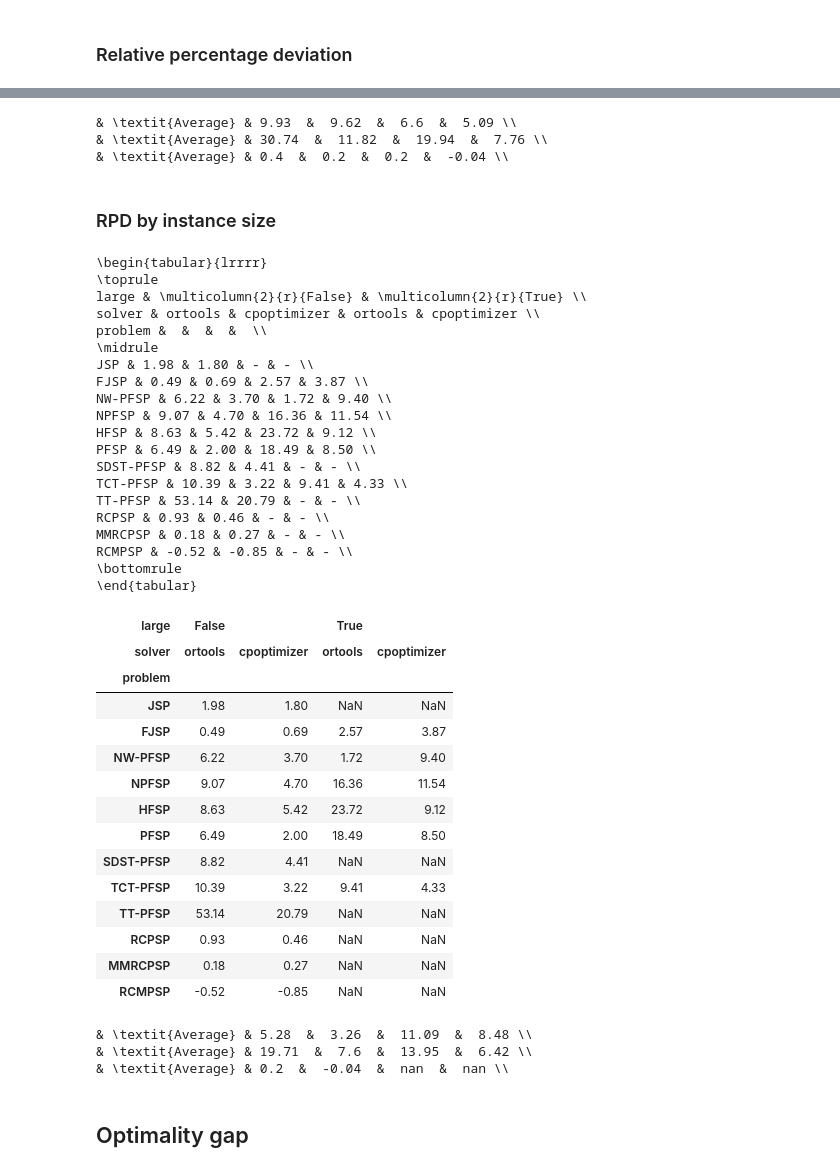
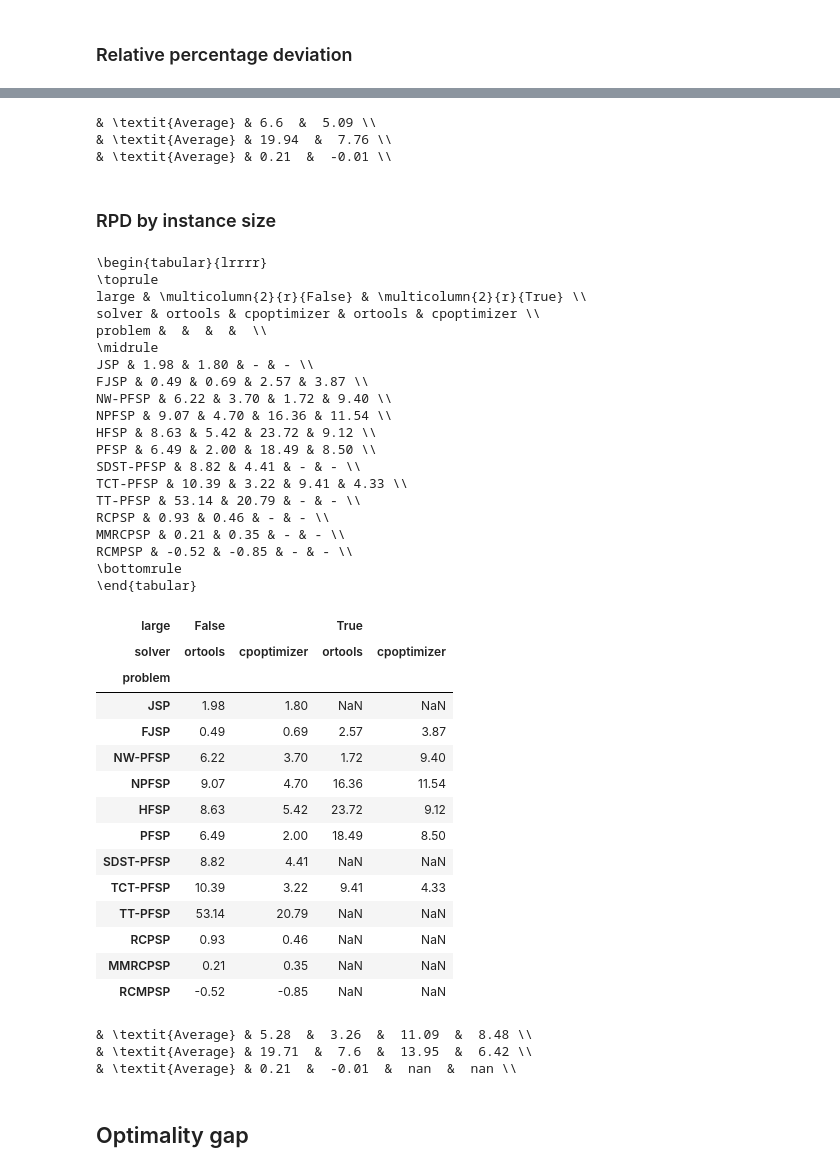
Before and after one commit to PyJobShop/Experiments, a Jupyter notebook: notebooks/analysis.ipynb, the cells around one changed output, grey strips where cells are left out. Saved outputs shown, nothing was run; the diff lists cells and outputs as text; code cells hidden in the pictures.

```diff
--- a/notebooks/analysis.ipynb
+++ b/notebooks/analysis.ipynb
@@ -97,7 +97,7 @@ def agg_stats(x):
     })
 
 # this ensures we only have each instance once (instead of 4x)
-subset = df[(df['time_limit'] == 120) & (df['solver'] == 'ortools')]
+subset = df[df['solver'] == 'ortools']
 
 result = subset.groupby("problem").agg({
     'num_modes': ['count', 'min', 'mean', 'max'],
@@ -237,14 +256,13 @@ for instance_set in [SET1, SET2, SET3]:
     text = '  &  '.join(str(gap) for gap in avg_gaps)
     print(f"& \\textit{{Average}} & {text} \\\\")
 # %% [output]
-& \textit{Average} & 9.93  &  9.62  &  6.6  &  5.09 \\
-& \textit{Average} & 30.74  &  11.82  &  19.94  &  7.76 \\
-& \textit{Average} & 0.4  &  0.2  &  0.2  &  -0.04 \\
+& \textit{Average} & 6.6  &  5.09 \\
+& \textit{Average} & 19.94  &  7.76 \\
+& \textit{Average} & 0.21  &  -0.01 \\
 # %% [markdown]
 ### RPD by instance size
 # %%
-tl900 = df[df['time_limit'] == 900]
-res = rpd(tl900, ["problem", "solver", "large"])
+res = rpd(df, ["problem", "solver", "large"])
 res = present(res)
 latex(res)
 res
@@ -254,35 +272,35 @@ res
 large & \multicolumn{2}{r}{False} & \multicolumn{2}{r}{True} \\
 solver & ortools & cpoptimizer & ortools & cpoptimizer \\
 problem &  &  &  &  \\
 \midrule
 JSP & 1.98 & 1.80 & - & - \\
 FJSP & 0.49 & 0.69 & 2.57 & 3.87 \\
 NW-PFSP & 6.22 & 3.70 & 1.72 & 9.40 \\
 NPFSP & 9.07 & 4.70 & 16.36 & 11.54 \\
 HFSP & 8.63 & 5.42 & 23.72 & 9.12 \\
 PFSP & 6.49 & 2.00 & 18.49 & 8.50 \\
 SDST-PFSP & 8.82 & 4.41 & - & - \\
 TCT-PFSP & 10.39 & 3.22 & 9.41 & 4.33 \\
 TT-PFSP & 53.14 & 20.79 & - & - \\
 RCPSP & 0.93 & 0.46 & - & - \\
-MMRCPSP & 0.18 & 0.27 & - & - \\
+MMRCPSP & 0.21 & 0.35 & - & - \\
 RCMPSP & -0.52 & -0.85 & - & - \\
 \bottomrule
 \end{tabular}
 | large | False |  | True |  |
 | solver | ortools | cpoptimizer | ortools | cpoptimizer |
 | problem |  |  |  |  |
 | JSP | 1.98 | 1.80 | NaN | NaN |
 | FJSP | 0.49 | 0.69 | 2.57 | 3.87 |
 | NW-PFSP | 6.22 | 3.70 | 1.72 | 9.40 |
 | NPFSP | 9.07 | 4.70 | 16.36 | 11.54 |
 | HFSP | 8.63 | 5.42 | 23.72 | 9.12 |
 | PFSP | 6.49 | 2.00 | 18.49 | 8.50 |
 | SDST-PFSP | 8.82 | 4.41 | NaN | NaN |
 | TCT-PFSP | 10.39 | 3.22 | 9.41 | 4.33 |
 | TT-PFSP | 53.14 | 20.79 | NaN | NaN |
 | RCPSP | 0.93 | 0.46 | NaN | NaN |
-| MMRCPSP | 0.18 | 0.27 | NaN | NaN |
+| MMRCPSP | 0.21 | 0.35 | NaN | NaN |
 | RCMPSP | -0.52 | -0.85 | NaN | NaN |
 # %%
 for instance_set in [SET1, SET2, SET3]:
@@ -292,7 +310,7 @@ for instance_set in [SET1, SET2, SET3]:
 # %% [output]
 & \textit{Average} & 5.28  &  3.26  &  11.09  &  8.48 \\
 & \textit{Average} & 19.71  &  7.6  &  13.95  &  6.42 \\
-& \textit{Average} & 0.2  &  -0.04  &  nan  &  nan \\
+& \textit{Average} & 0.21  &  -0.01  &  nan  &  nan \\
 # %% [markdown]
 ## Optimality gap
 # %%
```
Also changed, not shown: parts of 10 cells of this notebook, 5 other files.
